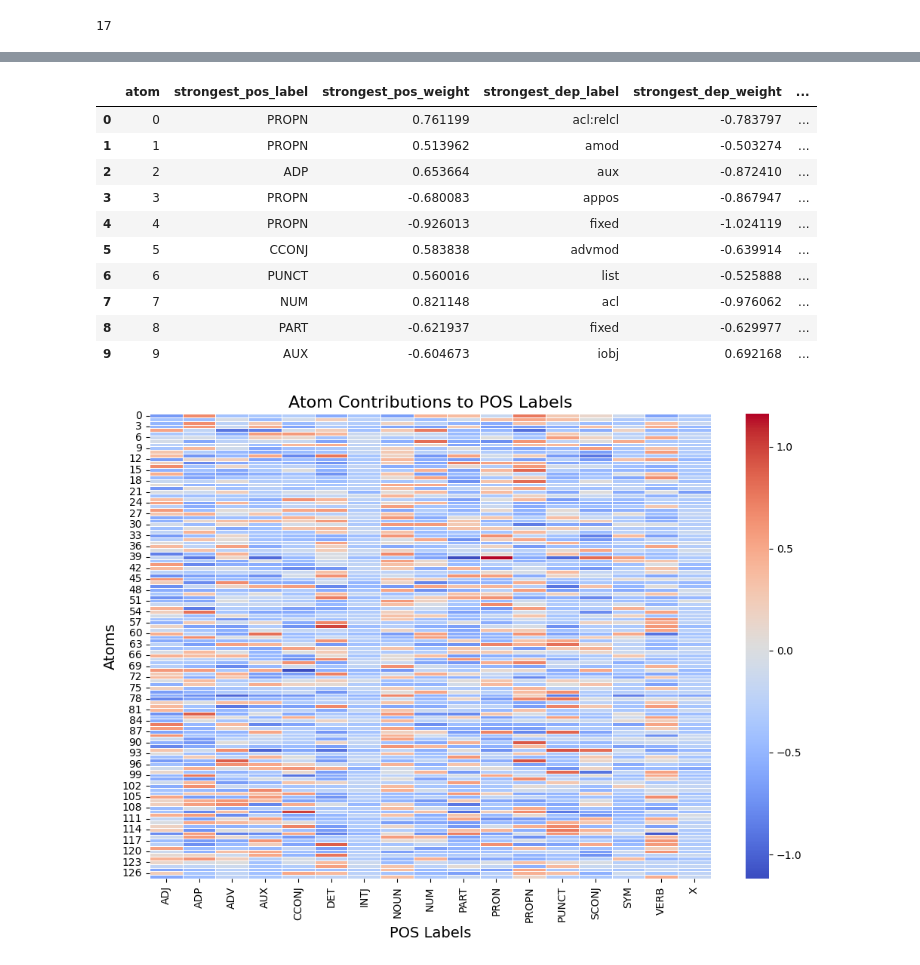
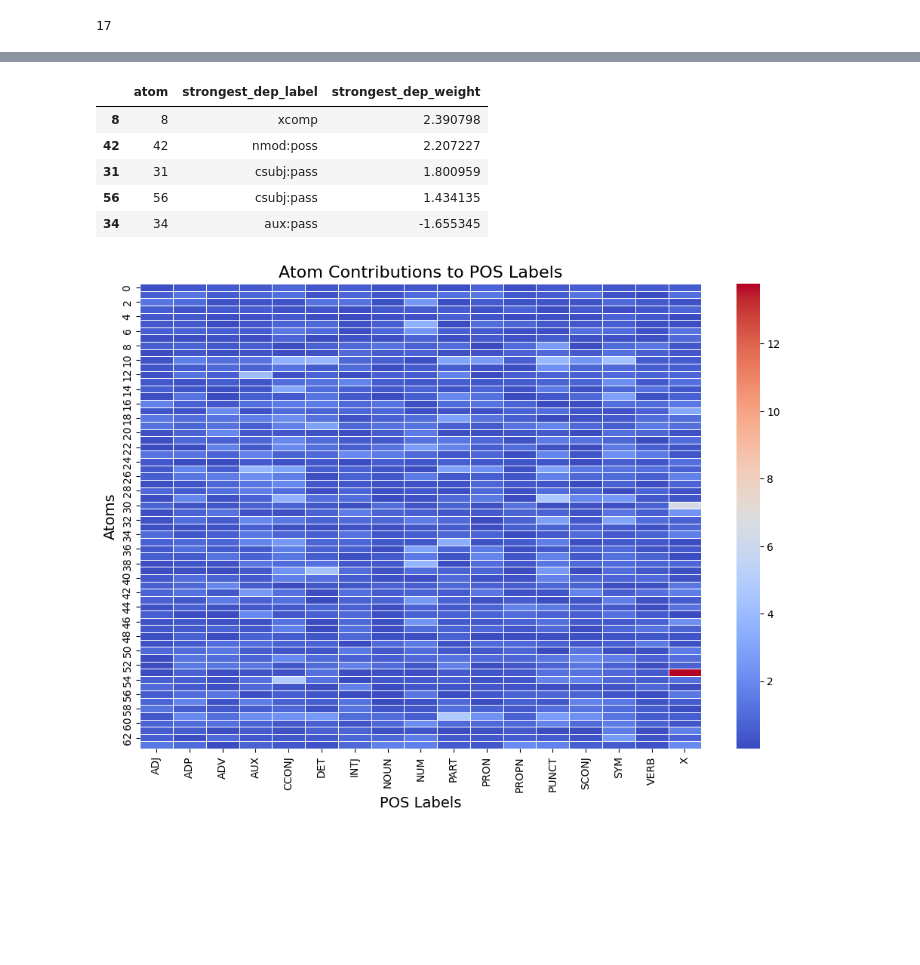
Before and after one commit to matthieu-perso/mechanistic_decomposition_sentences, a Jupyter notebook: 2_dictionary.ipynb, the cells around one changed output, grey strips where cells are left out. Cells and saved outputs as stored; diff of their text form; code cells hidden in the pictures; blank space fills up the shorter version.

Commit message:
Update dictionary learning notebook

```diff
--- a/2_dictionary.ipynb
+++ b/2_dictionary.ipynb
@@ -64,2 +37,10 @@ df.head()
 # %% [markdown]
 ### Features
+# %%
+import wandb
+
+embedding_dirs = {}
+run = wandb.init(project="mechanistic-decomposition-sentence-embeddings", reinit=True)
+artifact = run.use_artifact("embeddings-all-MiniLM-L6-v2:latest", type="embeddings")
+artifact_dir = artifact.download()
+run.finish()
@@ -66,5 +98,5 @@ df.head()
 # %%
-df = df[0:20000]
+df = embedding_data
 X = torch.stack(df['embedding'].tolist())
 
 le_pos = LabelEncoder().fit(df["pos"])
@@ -75,7 +107,6 @@ y_pos = torch.tensor(le_pos.transform(df['pos'].values))
 y_dep = torch.tensor(le_dep.transform(df['dep'].values))
 y_word = torch.tensor(le_word.transform(df['word'].values))
 y_position = torch.tensor(df['position'].values)
-word_static_tensor = torch.stack(df['static_embedding'].tolist())
 
 num_pos = df['pos'].nunique()
 num_dep = df['dep'].nunique()
@@ -518,13 +589,0 @@ SupervisedDictionaryLearning(
-# %%
-words = dataset['word']
-embeddings = np.stack(dataset['embedding'].values)  # Convert list of embeddings to a numpy array
-pos = dataset['pos'].values
-dep = dataset['dep'].values
-positions = dataset['position'].values
-
-le_pos = LabelEncoder()
-le_dep = LabelEncoder()
-pos_encoded = le_pos.fit_transform(pos)
-dep_encoded = le_dep.fit_transform(dep)
-
-X = torch.stack(df['embedding'].tolist())
@@ -587,6 +590,7 @@ Atom 123: 0.6094
 # %%
-X_tensor = torch.stack(dataset['embedding'].tolist())
+X_tensor = torch.stack(df['embedding'].tolist())
 
+model = dictionary_model
 model.eval()
 with torch.no_grad():
     S = model.activation(model.S(X_tensor))
@@ -598,8 +602,8 @@ for atom_idx in range(S.shape[1]):
     activations = S[:, atom_idx]
     top_values, top_indices = torch.topk(activations, top_k)
 
-    words = dataset.iloc[top_indices.tolist()]['word'].tolist()
-    sentences = dataset.iloc[top_indices.tolist()]['sentence'].tolist()
+    words = df.iloc[top_indices.tolist()]['word'].tolist()
+    sentences = df.iloc[top_indices.tolist()]['sentence'].tolist()
 
     activations_by_atom[atom_idx] = list(zip(words, top_values.tolist(), sentences))
 
@@ -609,6 +613,6 @@ for atom, word_tuples in activations_by_atom.items():
         atom_data.append({'atom': atom, 'word': word, 'activation': val, 'sentence': sent})
 
 top_words_per_atom = pd.DataFrame(atom_data)
-top_words_per_atom.loc[top_words_per_atom['atom'] == 6][:40]
+top_words_per_atom.loc[top_words_per_atom['atom'] == 6].head()
 # %% [output]
 |  | atom | word | activation | sentence |
@@ -671,33 +664,28 @@ def top_and_other_contributions_per_atom(model, pos_labels, dep_labels, top_n=5)
 
     return pd.DataFrame(results)
 # %%
-atom_df = top_and_other_contributions_per_atom(model, le_pos.classes_, le_dep.classes_)
-atom_df.head(10)
+atom_df = top_and_other_contributions_per_atom(dictionary_model, le_pos.classes_, le_dep.classes_)
+atom_df[['atom', 'strongest_dep_label', 'strongest_dep_weight']].sort_values('strongest_dep_weight', ascending=False).head()
 # %% [output]
-|  | atom | strongest_pos_label | strongest_pos_weight | strongest_dep_label | strongest_dep_weight | ... |
-| 0 | 0 | PROPN | 0.761199 | acl:relcl | -0.783797 | ... |
-| 1 | 1 | PROPN | 0.513962 | amod | -0.503274 | ... |
-| 2 | 2 | ADP | 0.653664 | aux | -0.872410 | ... |
-| 3 | 3 | PROPN | -0.680083 | appos | -0.867947 | ... |
-| 4 | 4 | PROPN | -0.926013 | fixed | -1.024119 | ... |
-| 5 | 5 | CCONJ | 0.583838 | advmod | -0.639914 | ... |
-| 6 | 6 | PUNCT | 0.560016 | list | -0.525888 | ... |
-| 7 | 7 | NUM | 0.821148 | acl | -0.976062 | ... |
-| 8 | 8 | PART | -0.621937 | fixed | -0.629977 | ... |
-| 9 | 9 | AUX | -0.604673 | iobj | 0.692168 | ... |
+|  | atom | strongest_dep_label | strongest_dep_weight |
+| 8 | 8 | xcomp | 2.390798 |
+| 42 | 42 | nmod:poss | 2.207227 |
+| 31 | 31 | csubj:pass | 1.800959 |
+| 56 | 56 | csubj:pass | 1.434135 |
+| 34 | 34 | aux:pass | -1.655345 |
 # %%
 def plot_atom_pos_heatmap(model, pos_labels):
-    pos_weights = model.pos_classifier.weight.detach().cpu().numpy()  # Shape [k, num_pos]
+    pos_weights = np.abs(model.pos_classifier.weight.detach().cpu().numpy())  # Shape [k, num_pos]
 
     heatmap_data = pd.DataFrame(pos_weights.T, columns=pos_labels)
 
     plt.figure(figsize=(12, 8))
     sns.heatmap(heatmap_data, cmap='coolwarm', annot=False, cbar=True, linewidths=0.5)
     plt.title('Atom Contributions to POS Labels', fontsize=16)
     plt.xlabel('POS Labels', fontsize=14)
     plt.ylabel('Atoms', fontsize=14)
     plt.show()
 
 plot_atom_pos_heatmap(model, le_pos.classes_)
 # %% [output]
-[figure, old version]
+[figure, new version]
```
Also changed, not shown: parts of 23 cells of this notebook.
